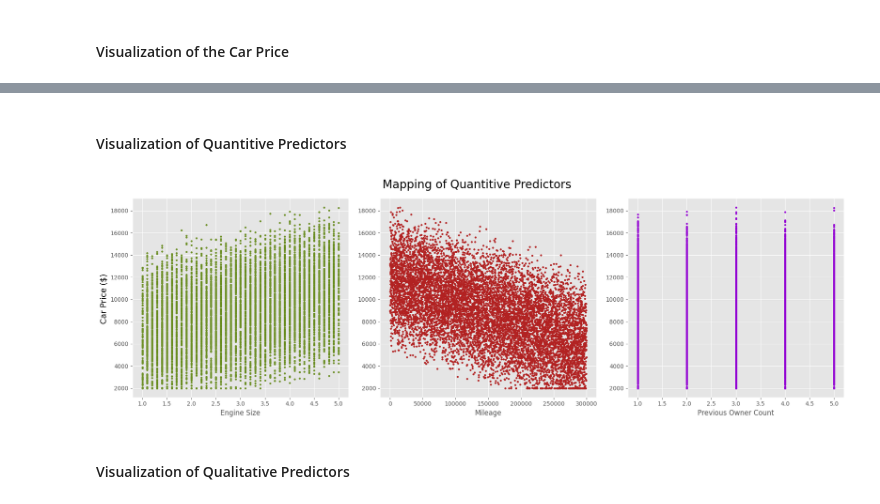
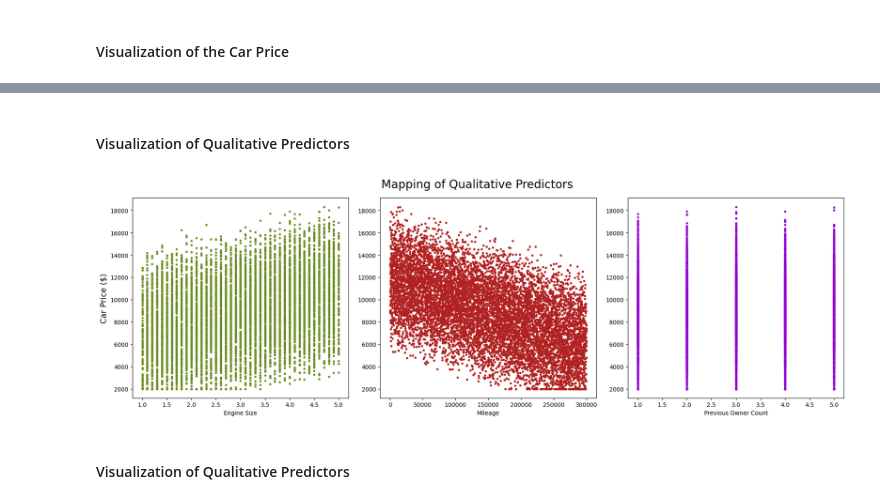
Before and after one commit to noahk587/Car-Price-Prediction, a Jupyter notebook: EDA_forward_selection.ipynb, the cells around one changed output, grey strips where cells are left out. Cells and saved outputs as stored; diff of their text form; code cells hidden in the pictures.

```diff
--- a/EDA_forward_selection.ipynb
+++ b/EDA_forward_selection.ipynb
@@ -93,5 +93,5 @@ plt.show()
 # %% [markdown]
-#### Visualization of Quantitive Predictors
+#### Visualization of Qualitative Predictors
 # %%
 # collect the data
 carDataCollect = carData.collect()
@@ -99,35 +99,35 @@ carDataCollect = carData.collect()
 # define the target variable
 carPrices = [row["Price"] for row in carDataCollect]
 # %%
-# collect the quantitive predictors
+# collect the qualitative predictors
 engineSize = [row["Engine_Size"] for row in carDataCollect]
 mileage = [row["Mileage"] for row in carDataCollect]
 ownerCount = [row["Owner_Count"] for row in carDataCollect]
 
 # create a grid for multiple plots
 fig, axs = plt.subplots(1, 3, figsize = (18, 6))
 
 # plot a scatterplot of engine size
 axs[0].scatter(engineSize, carPrices, s = 8, color = "olivedrab")
 axs[0].set_xlabel("Engine Size")
 
 # plot a scatterplot of mileage
 axs[1].scatter(mileage, carPrices, s = 8, color = "firebrick")
 axs[1].set_xlabel("Mileage")
 
 # plot a scatterplot of owner count
 axs[2].scatter(ownerCount, carPrices, s = 8, color = "darkviolet")
 axs[2].set_xlabel("Previous Owner Count")
 
 
 
-fig.suptitle("Mapping of Quantitive Predictors", fontsize = 20)
+fig.suptitle("Mapping of Qualitative Predictors", fontsize = 20)
 fig.text(0.0002, 0.5, "Car Price ($)", ha= "center", va= "center", rotation= "vertical", fontsize=14)
 
 plt.tight_layout()
 plt.show()
 # %% [output]
-[figure, old version]
+[figure, new version]
 # %% [markdown]
 #### Visualization of Qualitative Predictors
 # %%
```
Also changed, not shown: parts of 1 cell of this notebook.
